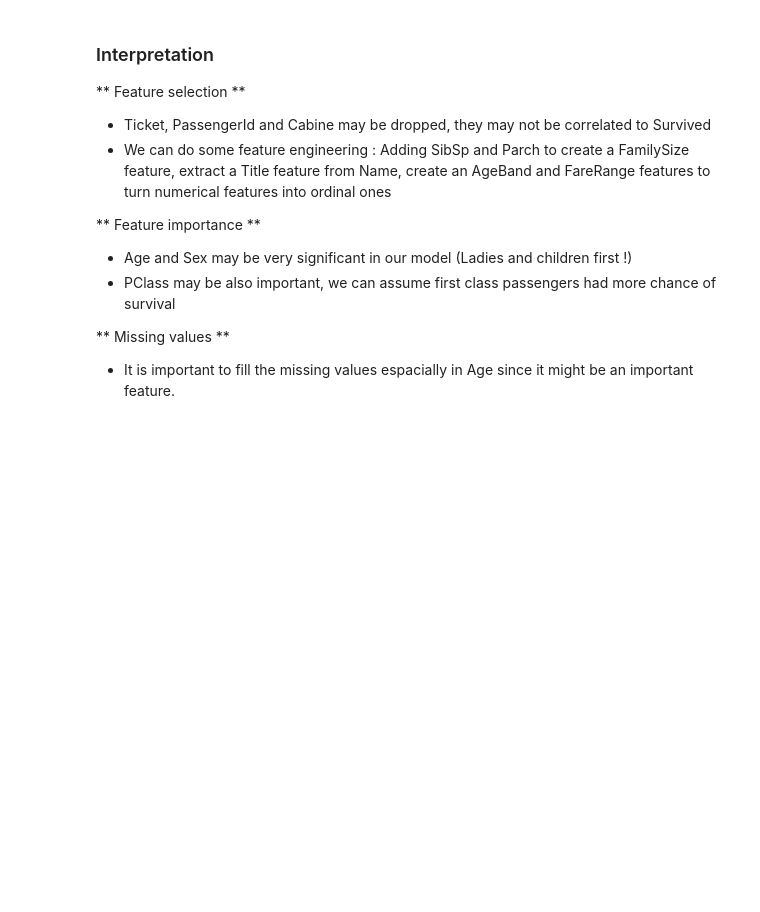
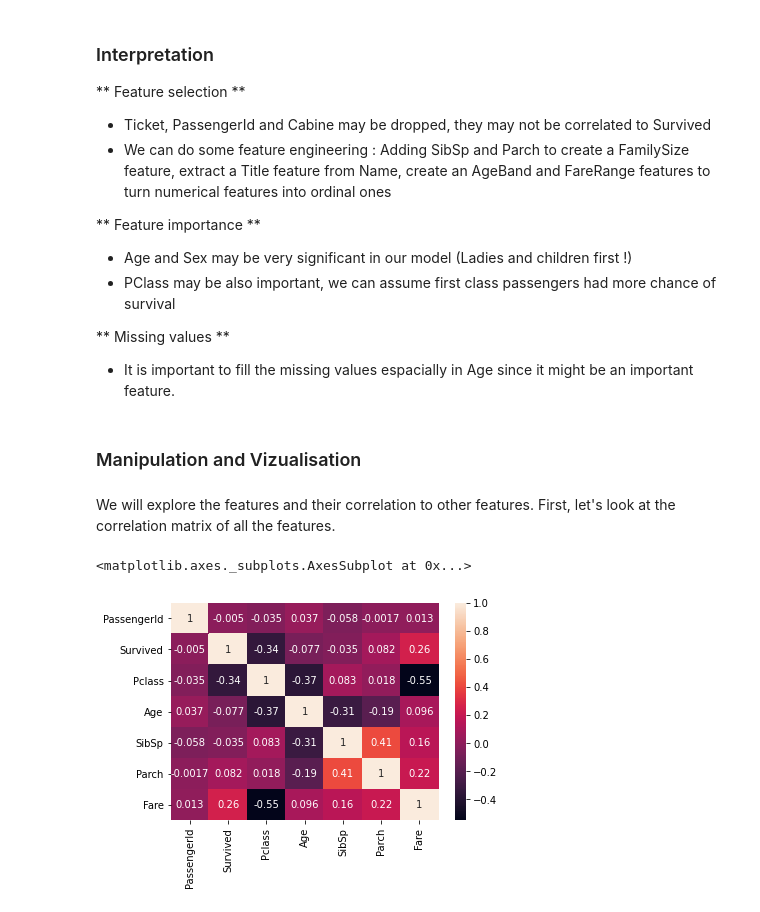
Before and after one commit to kevinassobo/Titanic-Kaggle-Challenge, a Jupyter notebook: titanic_modeling.ipynb, the cells around one changed output. Saved outputs shown, nothing was run; the diff lists cells and outputs as text; code cells hidden in the pictures; blank space fills up the shorter version.

Commit message:
Some vizualisation

```diff
--- a/titanic_modeling.ipynb
+++ b/titanic_modeling.ipynb
@@ -26,8 +26,8 @@ import lightgbm as lgb
 # %% [markdown]
 ## Data Exploration
 # %%
-train_df = pd.read_csv('/Users/kevinab/Desktop/Data Science/Kaggle/Titanic Competition/train.csv')
-test_df = pd.read_csv('/Users/kevinab/Desktop/Data Science/Kaggle/Titanic Competition/test.csv')
+train_df = pd.read_csv('/Users/kevinab/Desktop/Data Science/Kaggle/Titanic-Kaggle-Challenge/train.csv')
+test_df = pd.read_csv('/Users/kevinab/Desktop/Data Science/Kaggle/Titanic-Kaggle-Challenge/test.csv')
 combine = [train_df, test_df]
 # %% [markdown]
 ### First look at the data
@@ -134,3 +134,12 @@ Observations on the categorical features :
 ** Missing values **
 
 * It is important to fill the missing values espacially in Age since it might be an important feature.
+# %% [markdown]
+### Manipulation and Vizualisation
+# %% [markdown]
+We will explore the features and their correlation to other features. First, let's look at the correlation matrix of all the features.
+# %%
+sns.heatmap(data=train_df.corr(), annot=True)
+# %% [output]
+<matplotlib.axes._subplots.AxesSubplot at 0x...>
+[figure, added]
```
Also changed, not shown: parts of 11 cells of this notebook.
